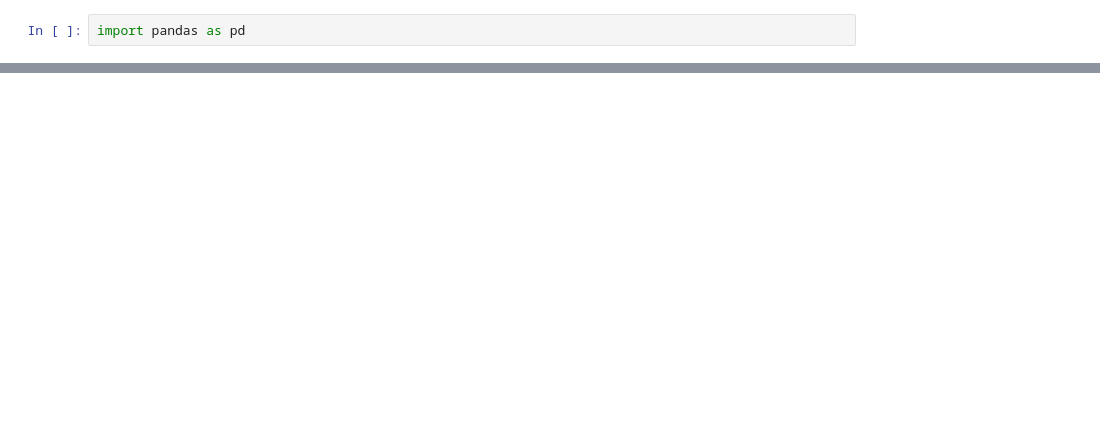
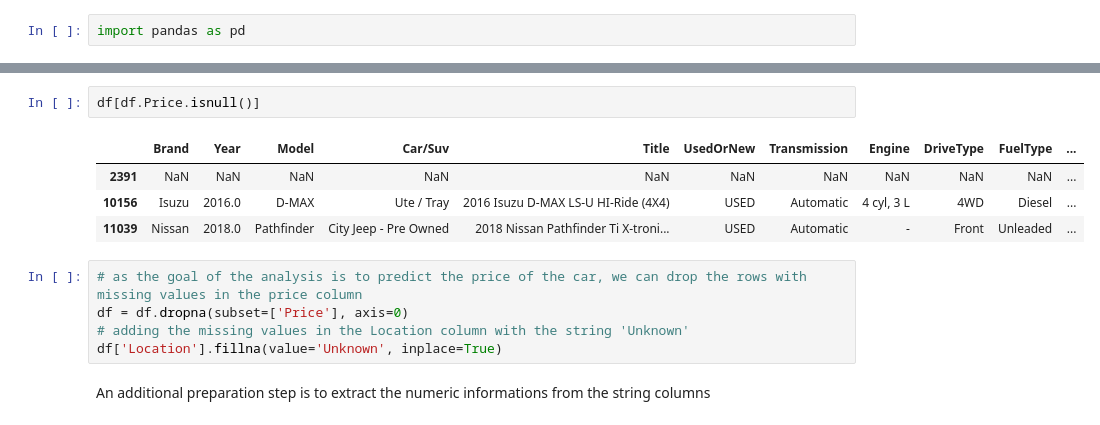
Before and after one commit to izsom/BusinessIntelligence, a Jupyter notebook: Sub3/data_check.ipynb, the cells around one changed output, grey strips where cells are left out. Drawn from its saved outputs; the diff is of its cells as text; blank space fills up the shorter version.

```diff
--- a/Sub3/data_check.ipynb
+++ b/Sub3/data_check.ipynb
@@ -18,0 +102,14 @@ SyntaxError: f-string: unmatched '[' (1869629323.py, line 1)
+# %%
+df[df.Price.isnull()]
+# %% [output]
+|  | Brand | Year | Model | Car/Suv | Title | UsedOrNew | Transmission | Engine | DriveType | FuelType | ... |
+| 2391 | NaN | NaN | NaN | NaN | NaN | NaN | NaN | NaN | NaN | NaN | ... |
+| 10156 | Isuzu | 2016.0 | D-MAX | Ute / Tray | 2016 Isuzu D-MAX LS-U HI-Ride (4X4) | USED | Automatic | 4 cyl, 3 L | 4WD | Diesel | ... |
+| 11039 | Nissan | 2018.0 | Pathfinder | City Jeep - Pre Owned | 2018 Nissan Pathfinder Ti X-troni... | USED | Automatic | - | Front | Unleaded | ... |
+# %%
+# as the goal of the analysis is to predict the price of the car, we can drop the rows with missing values in the price column
+df = df.dropna(subset=['Price'], axis=0)
+# adding the missing values in the Location column with the string 'Unknown'
+df['Location'].fillna(value='Unknown', inplace=True)
+# %% [markdown]
+An additional preparation step is to extract the numeric informations from the string columns
```
Also changed, not shown: parts of 17 cells of this notebook.
